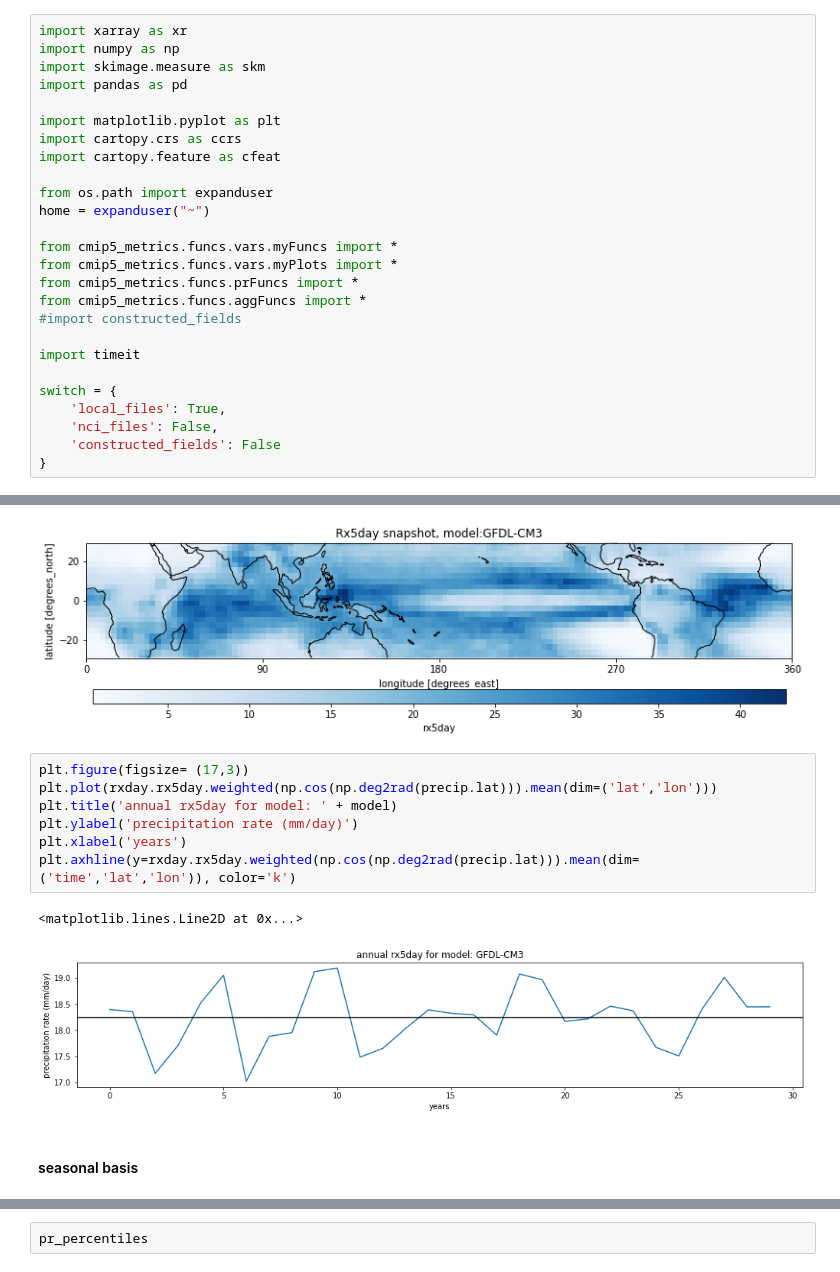
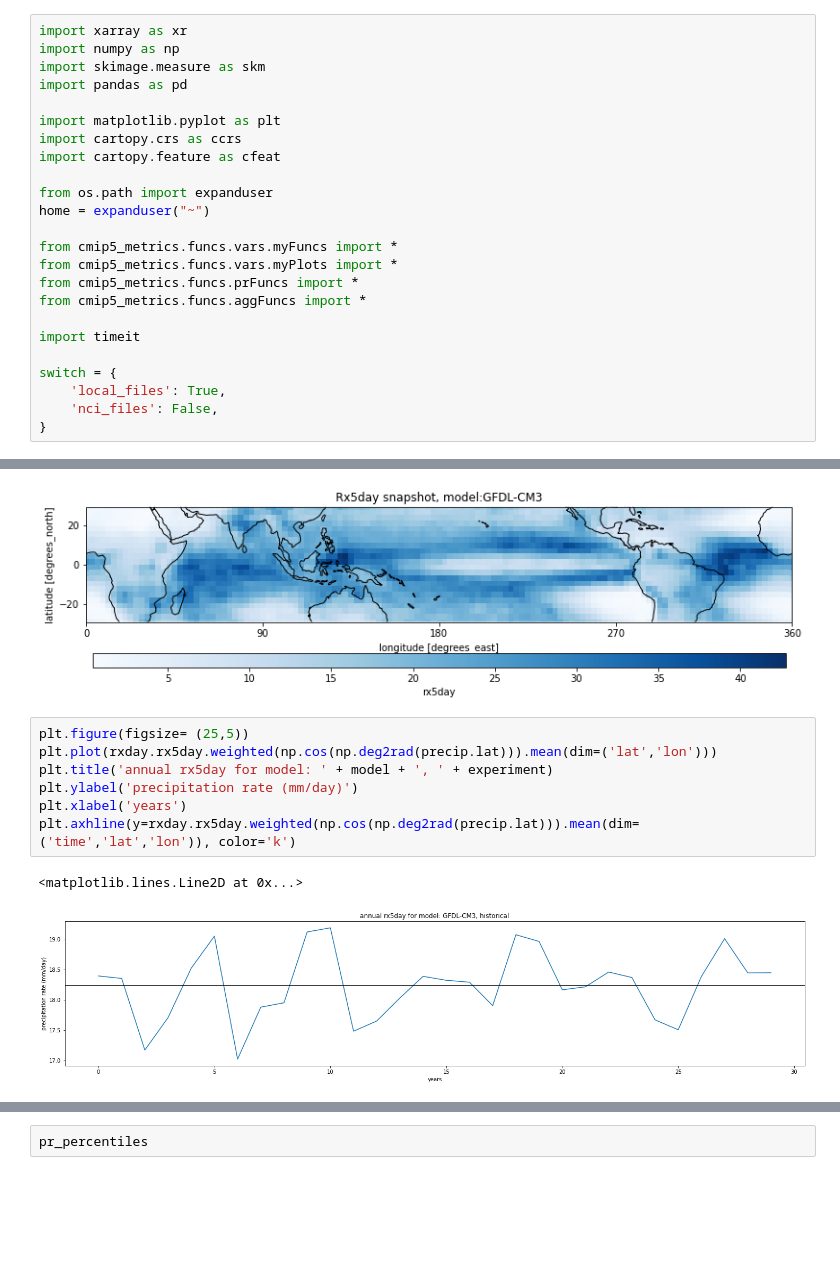
Before and after one commit to PBlackberg/phd, a Jupyter notebook: cmip5_scripts/pr_extremes.ipynb, the cells around one changed output, grey strips where cells are left out. Drawn from its saved outputs; the diff is of its cells as text; blank space fills up the shorter version.

```diff
--- a/cmip5_scripts/pr_extremes.ipynb
+++ b/cmip5_scripts/pr_extremes.ipynb
@@ -30,12 +30,10 @@ from cmip5_metrics.funcs.vars.myFuncs import *
 from cmip5_metrics.funcs.vars.myPlots import *
 from cmip5_metrics.funcs.prFuncs import *
 from cmip5_metrics.funcs.aggFuncs import *
-#import constructed_fields
 
 import timeit
 
 switch = {
     'local_files': True,
     'nci_files': False,
-    'constructed_fields': False
 }
@@ -156,14 +125,12 @@ plot_snapshot(rxday.rx5day.mean(dim='time'), 'Blues', 'Rx5day', model)
 # %% [output]
 [figure]
 # %%
-plt.figure(figsize= (17,3))
+plt.figure(figsize= (25,5))
 plt.plot(rxday.rx5day.weighted(np.cos(np.deg2rad(precip.lat))).mean(dim=('lat','lon')))
-plt.title('annual rx5day for model: ' + model)
+plt.title('annual rx5day for model: ' + model + ', ' + experiment)
 plt.ylabel('precipitation rate (mm/day)')
 plt.xlabel('years')
 plt.axhline(y=rxday.rx5day.weighted(np.cos(np.deg2rad(precip.lat))).mean(dim=('time','lat','lon')), color='k')
 # %% [output]
 <matplotlib.lines.Line2D at 0x...>
-[figure, old version]
+[figure, new version]
-# %% [markdown]
-#### seasonal basis
```
Also changed, not shown: parts of 35 cells of this notebook, 14 other files.
